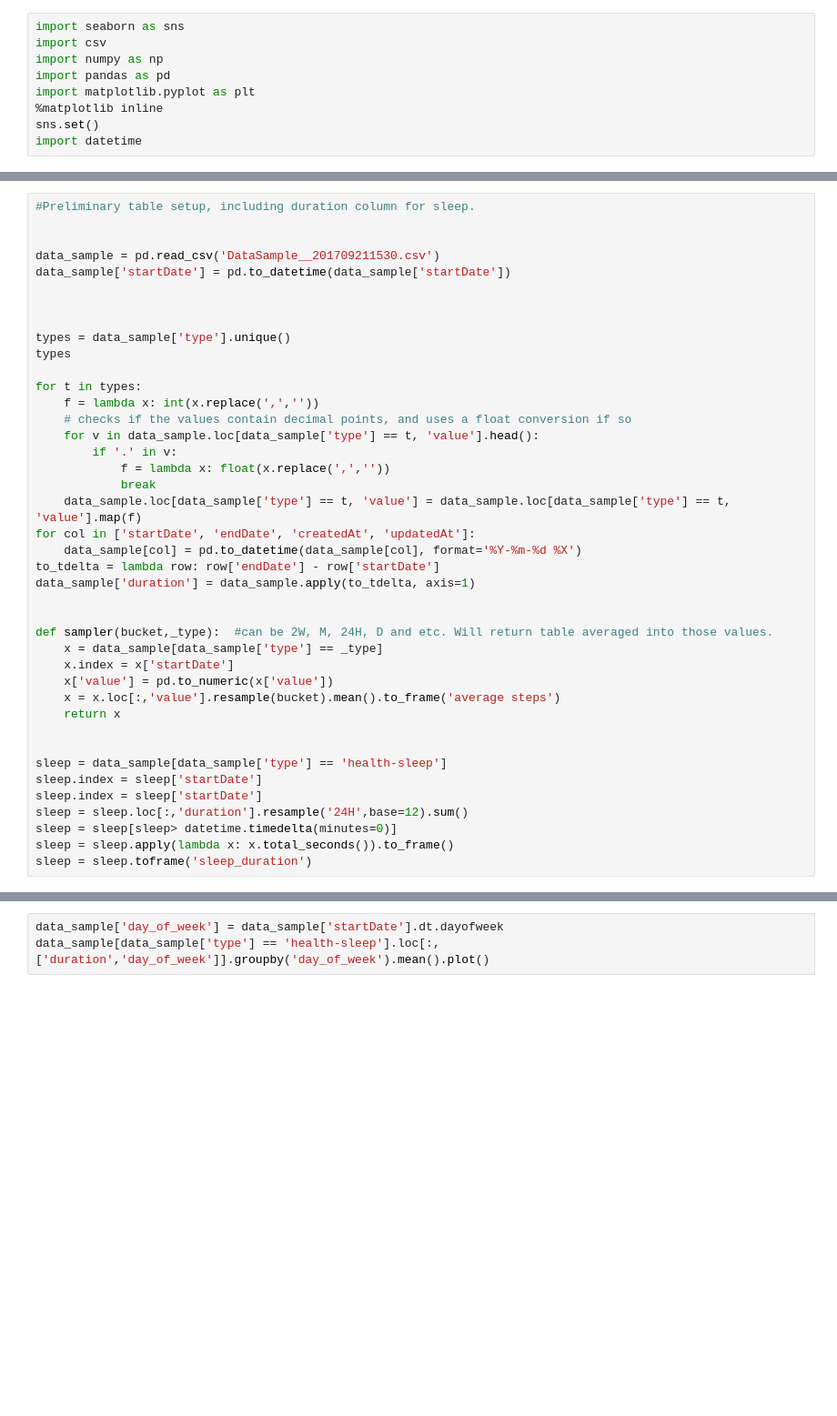
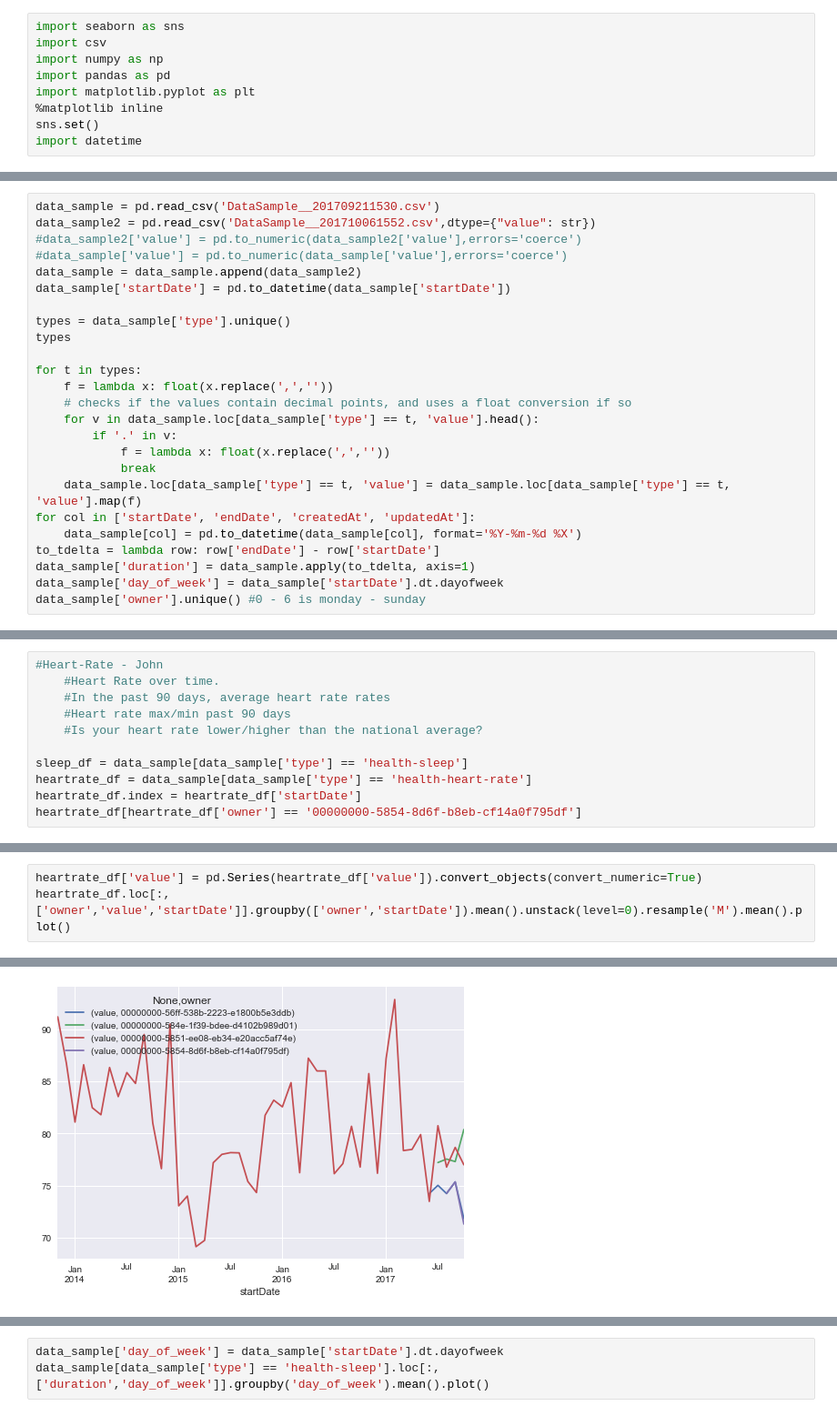
Before and after one commit to OngoDSS/Notebooks, a Jupyter notebook: Ongo.ipynb, the cells around one changed output, grey strips where cells are left out. Shown at 91% size. Cells and saved outputs as stored; diff of their text form; blank space fills up the shorter version.

Commit message:
"heart rates"

```diff
--- a/Ongo.ipynb
+++ b/Ongo.ipynb
@@ -15,17 +17,16 @@ import datetime
 # %%
-#Preliminary table setup, including duration column for sleep.
-
-
 data_sample = pd.read_csv('DataSample__201709211530.csv')
+data_sample2 = pd.read_csv('DataSample__201710061552.csv',dtype={"value": str})
+#data_sample2['value'] = pd.to_numeric(data_sample2['value'],errors='coerce')
+#data_sample['value'] = pd.to_numeric(data_sample['value'],errors='coerce')
+data_sample = data_sample.append(data_sample2)
 data_sample['startDate'] = pd.to_datetime(data_sample['startDate'])
-
-
 
 types = data_sample['type'].unique()
 types
 
 for t in types:
-    f = lambda x: int(x.replace(',',''))
+    f = lambda x: float(x.replace(',',''))
     # checks if the values contain decimal points, and uses a float conversion if so
     for v in data_sample.loc[data_sample['type'] == t, 'value'].head():
         if '.' in v:
@@ -36,21 +37,6 @@ for col in ['startDate', 'endDate', 'createdAt', 'updatedAt']:
     data_sample[col] = pd.to_datetime(data_sample[col], format='%Y-%m-%d %X')
 to_tdelta = lambda row: row['endDate'] - row['startDate']
 data_sample['duration'] = data_sample.apply(to_tdelta, axis=1)
-
-
-def sampler(bucket,_type):  #can be 2W, M, 24H, D and etc. Will return table averaged into those values.
-    x = data_sample[data_sample['type'] == _type]
-    x.index = x['startDate']
-    x['value'] = pd.to_numeric(x['value'])
-    x = x.loc[:,'value'].resample(bucket).mean().to_frame('average steps')
-    return x
-
-
-sleep = data_sample[data_sample['type'] == 'health-sleep']
-sleep.index = sleep['startDate']
-sleep.index = sleep['startDate']
-sleep = sleep.loc[:,'duration'].resample('24H',base=12).sum()
-sleep = sleep[sleep> datetime.timedelta(minutes=0)]
-sleep = sleep.apply(lambda x: x.total_seconds()).to_frame()
-sleep = sleep.toframe('sleep_duration')
+data_sample['day_of_week'] = data_sample['startDate'].dt.dayofweek
+data_sample['owner'].unique() #0 - 6 is monday - sunday
 # %% [output]
@@ -61,0 +48,11 @@ NameError: name 'typesDict' is not defined
+# %%
+#Heart-Rate - John
+    #Heart Rate over time.
+    #In the past 90 days, average heart rate rates
+    #Heart rate max/min past 90 days
+    #Is your heart rate lower/higher than the national average?
+
+sleep_df = data_sample[data_sample['type'] == 'health-sleep']
+heartrate_df = data_sample[data_sample['type'] == 'health-heart-rate']
+heartrate_df.index = heartrate_df['startDate']
+heartrate_df[heartrate_df['owner'] == '00000000-5854-8d6f-b8eb-cf14a0f795df']
@@ -61,0 +79,4 @@ NameError: name 'typesDict' is not defined
+# %%
+heartrate_df['value'] = pd.Series(heartrate_df['value']).convert_objects(convert_numeric=True)
+heartrate_df.loc[:,['owner','value','startDate']].groupby(['owner','startDate']).mean().unstack(level=0).resample('M').mean().plot()
+# %% [output]
@@ -61,0 +90 @@ NameError: name 'typesDict' is not defined
+[figure, added]
```
Also changed, not shown: parts of 8 cells of this notebook.
